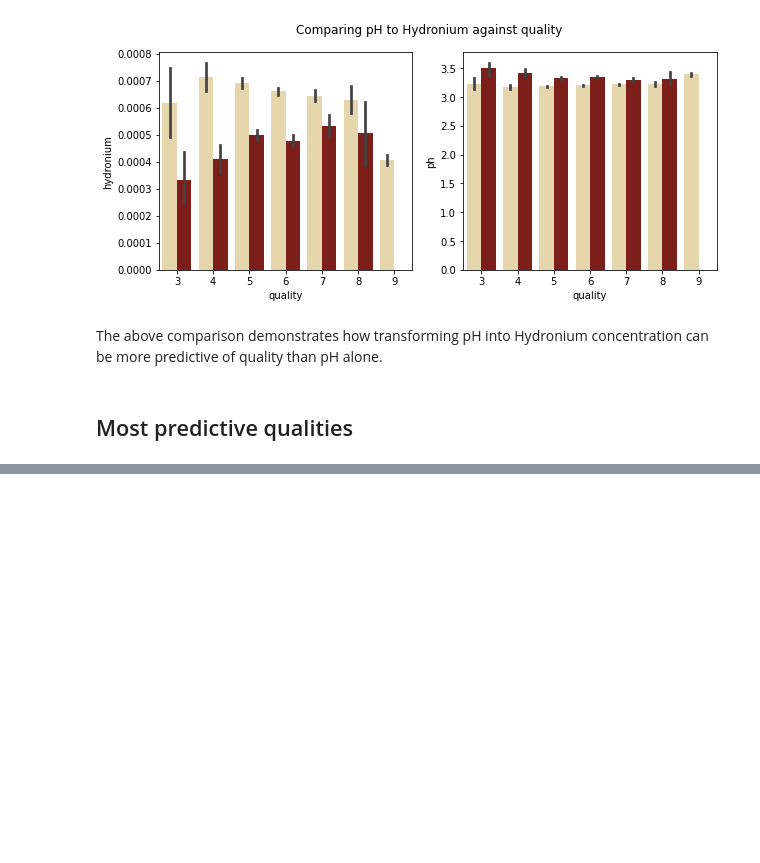
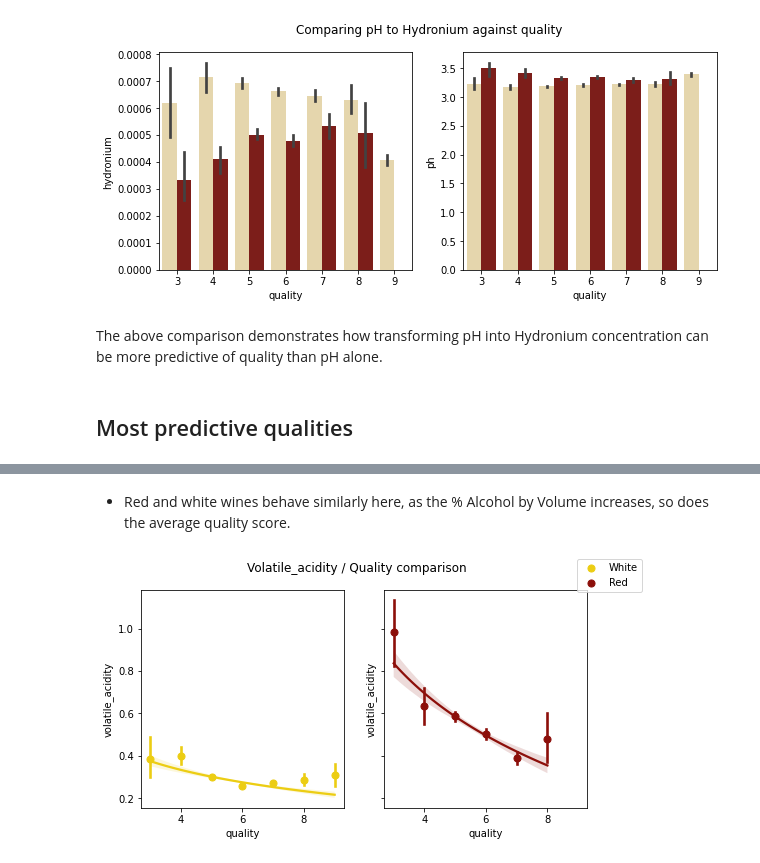
Before and after one commit to MrEnigmamgine/jtl_wine_quality, a Jupyter notebook: Final Report.ipynb, the cells around one changed output, grey strips where cells are left out. Saved outputs shown, nothing was run; the diff lists cells and outputs as text; code cells hidden in the pictures; blank space fills up the shorter version.

```diff
--- a/Final Report.ipynb
+++ b/Final Report.ipynb
@@ -388,0 +385,8 @@ for feat in feats:
+# %% [markdown]
+- Red and white wines behave similarly here, as the % Alcohol by Volume increases, so does the average quality score.
+# %%
+# Compare Volatile acidity
+viz.regplot_compare(train, 'quality', feats[i])
+i += 1
+# %% [output]
+[figure, added]
```
Also changed, not shown: parts of 18 cells of this notebook.
